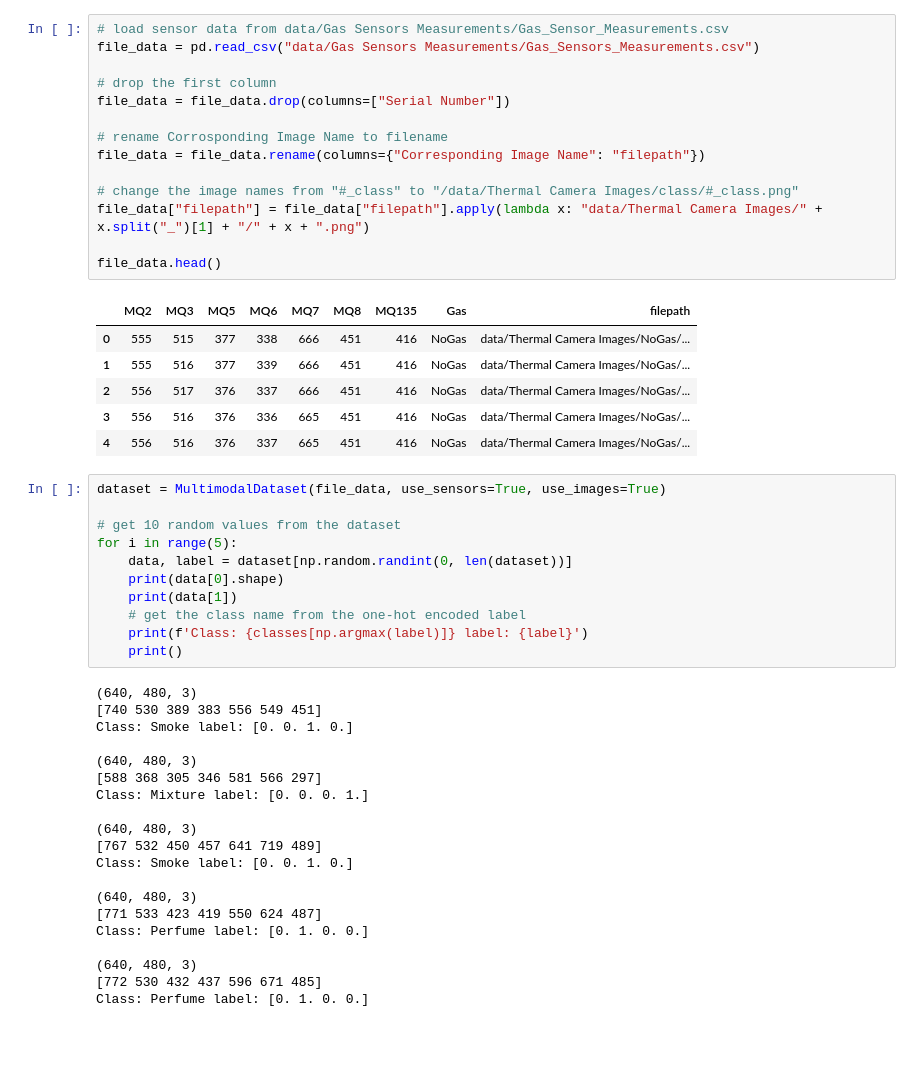
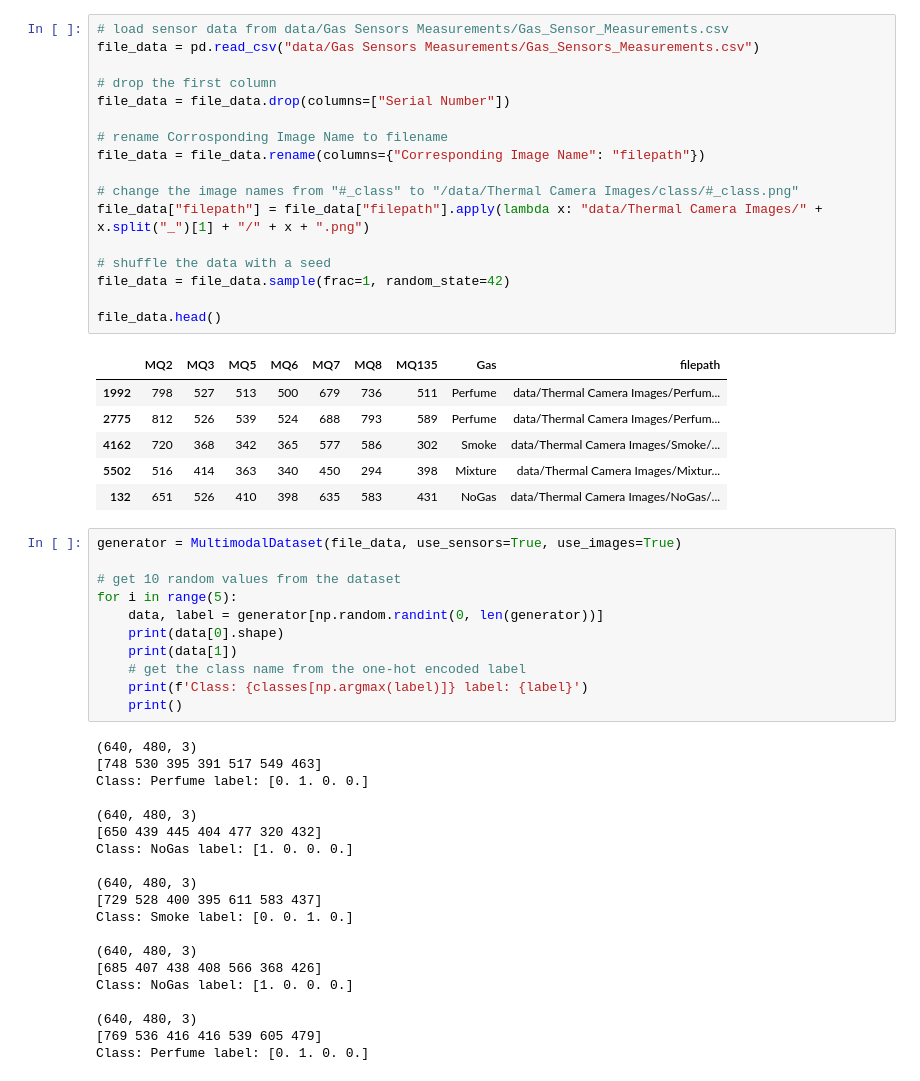
Before and after one commit to MarkBrub/gas-classifier, a Jupyter notebook: notebook.ipynb, the cells around one changed output. Cells and saved outputs as stored; diff of their text form; blank space fills up the shorter version.

```diff
--- a/notebook.ipynb
+++ b/notebook.ipynb
@@ -103,30 +144,33 @@ class MultimodalDataset(tf.data.Dataset):
 # %%
 # load sensor data from data/Gas Sensors Measurements/Gas_Sensor_Measurements.csv
 file_data = pd.read_csv("data/Gas Sensors Measurements/Gas_Sensors_Measurements.csv")
 
 # drop the first column
 file_data = file_data.drop(columns=["Serial Number"])
 
 # rename Corrosponding Image Name to filename
 file_data = file_data.rename(columns={"Corresponding Image Name": "filepath"})
 
 # change the image names from "#_class" to "/data/Thermal Camera Images/class/#_class.png"
 file_data["filepath"] = file_data["filepath"].apply(lambda x: "data/Thermal Camera Images/" + x.split("_")[1] + "/" + x + ".png")
 
+# shuffle the data with a seed
+file_data = file_data.sample(frac=1, random_state=42)
+
 file_data.head()
 # %% [output]
 |  | MQ2 | MQ3 | MQ5 | MQ6 | MQ7 | MQ8 | MQ135 | Gas | filepath |
-| 0 | 555 | 515 | 377 | 338 | 666 | 451 | 416 | NoGas | data/Thermal Camera Images/NoGas/... |
-| 1 | 555 | 516 | 377 | 339 | 666 | 451 | 416 | NoGas | data/Thermal Camera Images/NoGas/... |
-| 2 | 556 | 517 | 376 | 337 | 666 | 451 | 416 | NoGas | data/Thermal Camera Images/NoGas/... |
-| 3 | 556 | 516 | 376 | 336 | 665 | 451 | 416 | NoGas | data/Thermal Camera Images/NoGas/... |
-| 4 | 556 | 516 | 376 | 337 | 665 | 451 | 416 | NoGas | data/Thermal Camera Images/NoGas/... |
+| 1992 | 798 | 527 | 513 | 500 | 679 | 736 | 511 | Perfume | data/Thermal Camera Images/Perfum... |
+| 2775 | 812 | 526 | 539 | 524 | 688 | 793 | 589 | Perfume | data/Thermal Camera Images/Perfum... |
+| 4162 | 720 | 368 | 342 | 365 | 577 | 586 | 302 | Smoke | data/Thermal Camera Images/Smoke/... |
+| 5502 | 516 | 414 | 363 | 340 | 450 | 294 | 398 | Mixture | data/Thermal Camera Images/Mixtur... |
+| 132 | 651 | 526 | 410 | 398 | 635 | 583 | 431 | NoGas | data/Thermal Camera Images/NoGas/... |
 # %%
-dataset = MultimodalDataset(file_data, use_sensors=True, use_images=True)
+generator = MultimodalDataset(file_data, use_sensors=True, use_images=True)
 
 # get 10 random values from the dataset
 for i in range(5):
-    data, label = dataset[np.random.randint(0, len(dataset))]
+    data, label = generator[np.random.randint(0, len(generator))]
     print(data[0].shape)
     print(data[1])
     # get the class name from the one-hot encoded label
@@ -134,21 +178,21 @@ for i in range(5):
     print()
 # %% [output]
 (640, 480, 3)
-[740 530 389 383 556 549 451]
+[748 530 395 391 517 549 463]
+Class: Perfume label: [0. 1. 0. 0.]
+
+(640, 480, 3)
+[650 439 445 404 477 320 432]
+Class: NoGas label: [1. 0. 0. 0.]
+
+(640, 480, 3)
+[729 528 400 395 611 583 437]
 Class: Smoke label: [0. 0. 1. 0.]
 
 (640, 480, 3)
-[588 368 305 346 581 566 297]
-Class: Mixture label: [0. 0. 0. 1.]
+[685 407 438 408 566 368 426]
+Class: NoGas label: [1. 0. 0. 0.]
 
 (640, 480, 3)
-[767 532 450 457 641 719 489]
-Class: Smoke label: [0. 0. 1. 0.]
-
-(640, 480, 3)
-[771 533 423 419 550 624 487]
+[769 536 416 416 539 605 479]
 Class: Perfume label: [0. 1. 0. 0.]
-
-(640, 480, 3)
-[772 530 432 437 596 671 485]
-Class: Perfume label: [0. 1. 0. 0.]
```
Also changed, not shown: parts of 9 cells of this notebook.
